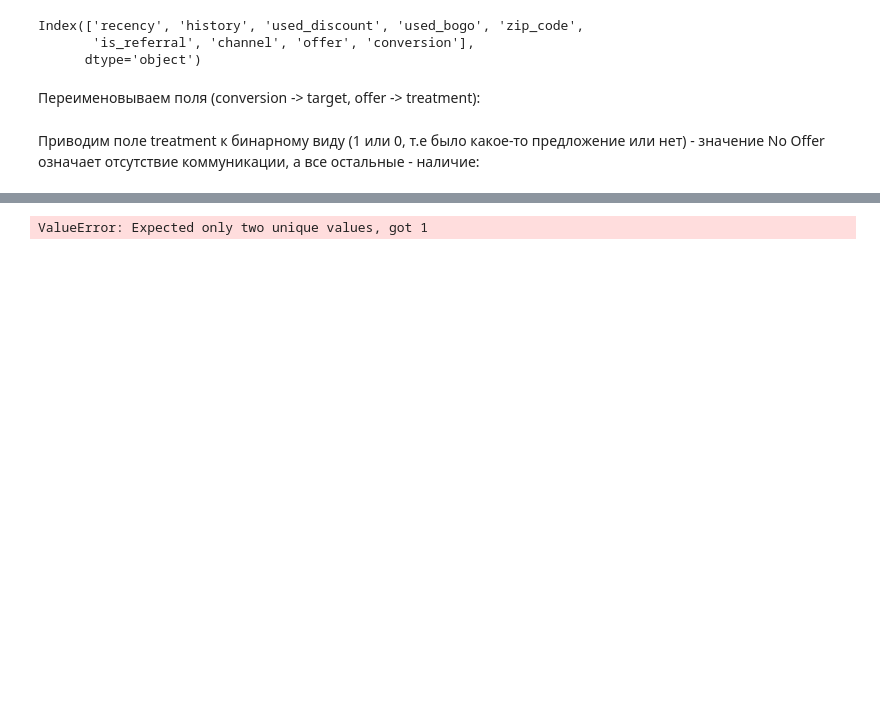
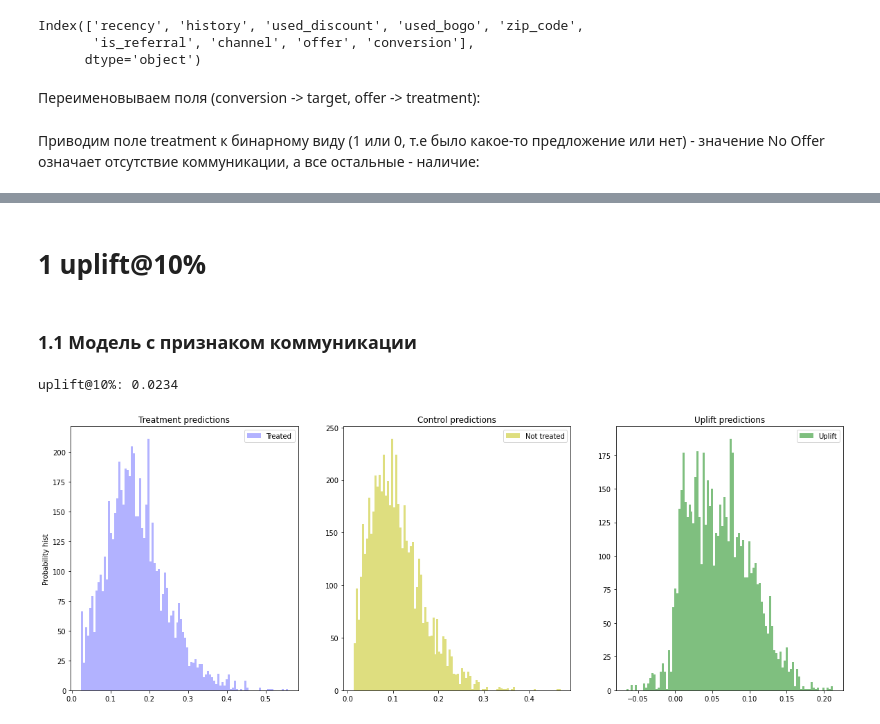
Before and after one commit to Shurara-san/ML, a Jupyter notebook: HW_Lesson4.ipynb, the cells around one changed output, grey strips where cells are left out. Drawn from its saved outputs; the diff is of its cells as text; code cells hidden in the pictures; blank space fills up the shorter version.

```diff
--- a/HW_Lesson4.ipynb
+++ b/HW_Lesson4.ipynb
@@ -146,21 +171,26 @@ array([1], dtype=object)
+# %% [markdown]
+# 1 uplift@10%
+# %% [markdown]
+### 1.1 Модель с признаком коммуникации
 # %%
 sm = SoloModel(CatBoostClassifier(iterations=20, thread_count=2, random_state=42, silent=True))
 sm = sm.fit(X_train, y_train, treat_train, estimator_fit_params={'cat_features': cat_features})
 
 uplift_sm = sm.predict(X_val)
 
-sm_score = uplift_at_k(y_true=y_val, uplift=uplift_sm, treatment=treat_val, strategy='by_group', k=0.3)
-print(f'uplift@30%: {sm_score:.4f}')
+sm_score = uplift_at_k(y_true=y_val, uplift=uplift_sm, treatment=treat_val, strategy='by_group', k=0.1)
+print(f'uplift@10%: {sm_score:.4f}')
 
 models_results['approach'].append('SoloModel')
-models_results['uplift@30%'].append(sm_score)
+models_results['uplift@10%'].append(sm_score)
 
 # Получим условные вероятности выполнения целевого действия при взаимодействии для каждого объекта
 sm_trmnt_preds = sm.trmnt_preds_
 # И условные вероятности выполнения целевого действия без взаимодействия для каждого объекта
 sm_ctrl_preds = sm.ctrl_preds_
 
 # Отрисуем распределения вероятностей и их разность (uplift)
 plot_uplift_preds(trmnt_preds=sm_trmnt_preds, ctrl_preds=sm_ctrl_preds);
 # %% [output]
-ValueError: Expected only two unique values, got 1
+uplift@10%: 0.0234
+[figure, added]
```
Also changed, not shown: parts of 30 cells of this notebook.
